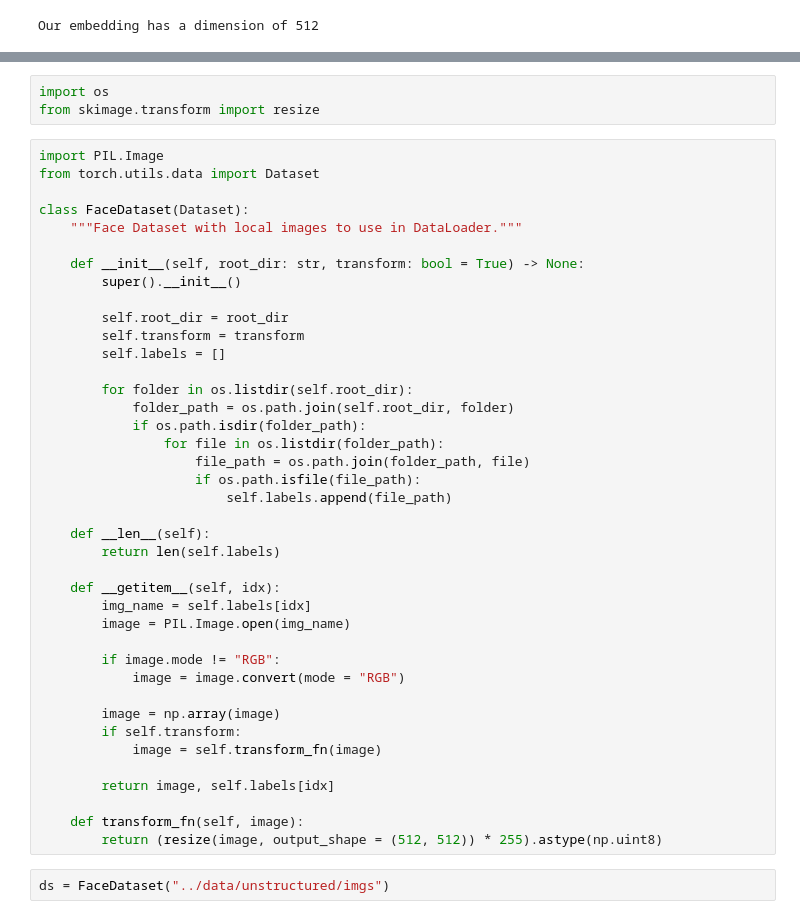
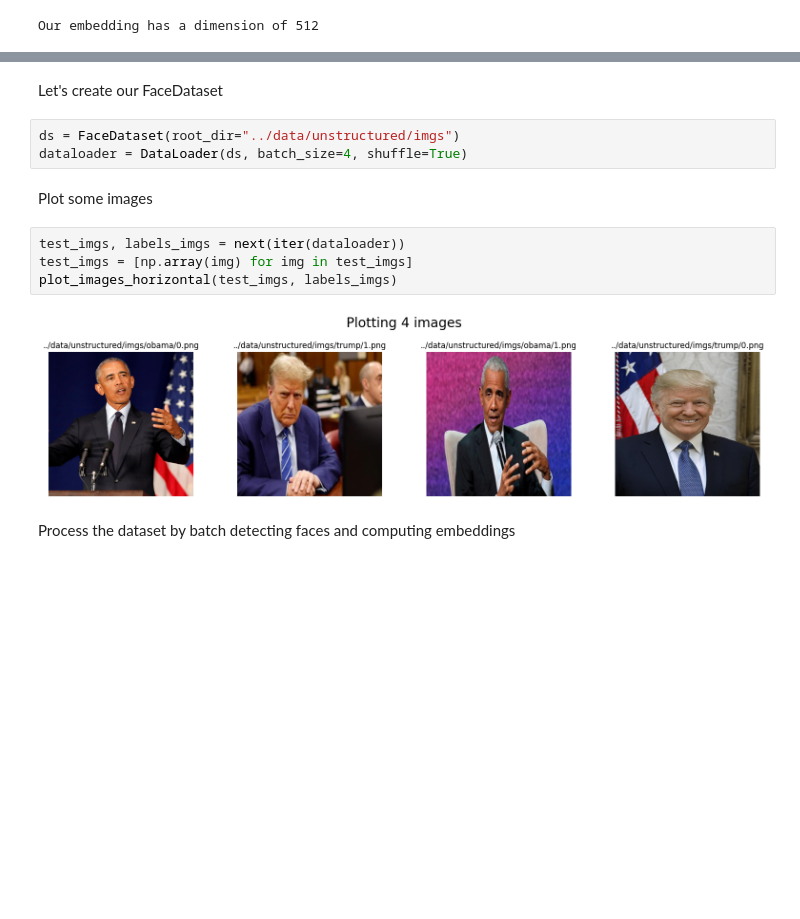
Before and after one commit to jolual2747/pycon-colombia-2024, a Jupyter notebook: notebooks/computer_vision.ipynb, the cells around one changed output, grey strips where cells are left out. Drawn from its saved outputs; the diff is of its cells as text; blank space fills up the shorter version.

Commit message:
face embeddings

```diff
--- a/notebooks/computer_vision.ipynb
+++ b/notebooks/computer_vision.ipynb
@@ -88,45 +88,15 @@ from torc
-# %%
-import os
-from skimage.transform import resize
-# %%
-import PIL.Image
-from torch.utils.data import Dataset
-
-class FaceDataset(Dataset):
-    """Face Dataset with local images to use in DataLoader."""
-
-    def __init__(self, root_dir: str, transform: bool = True) -> None:
-        super().__init__()
-
-        self.root_dir = root_dir
-        self.transform = transform
-        self.labels = []
-
-        for folder in os.listdir(self.root_dir):
-            folder_path = os.path.join(self.root_dir, folder)
-            if os.path.isdir(folder_path):
-                for file in os.listdir(folder_path):
-                    file_path = os.path.join(folder_path, file)
-                    if os.path.isfile(file_path):
-                        self.labels.append(file_path)
-
-    def __len__(self):
-        return len(self.labels)
-
-    def __getitem__(self, idx):
-        img_name = self.labels[idx]
-        image = PIL.Image.open(img_name)
-
-        if image.mode != "RGB":
-            image = image.convert(mode = "RGB")
-
-        image = np.array(image)
-        if self.transform:
-            image = self.transform_fn(image)
-
-        return image, self.labels[idx]
-
-    def transform_fn(self, image):
-        return (resize(image, output_shape = (512, 512)) * 255).astype(np.uint8)
+# %% [markdown]
+Let's create our FaceDataset
 # %%
-ds = FaceDataset("../data/unstructured/imgs")
+ds = FaceDataset(root_dir="../data/unstructured/imgs")
+dataloader = DataLoader(ds, batch_size=4, shuffle=True)
+# %% [markdown]
+Plot some images
+# %%
+test_imgs, labels_imgs = next(iter(dataloader))
+test_imgs = [np.array(img) for img in test_imgs]
+plot_images_horizontal(test_imgs, labels_imgs)
+# %% [output]
+[figure, added]
+# %% [markdown]
+Process the dataset by batch detecting faces and computing embeddings
```
Also changed, not shown: parts of 6 cells of this notebook, 2 other files.
